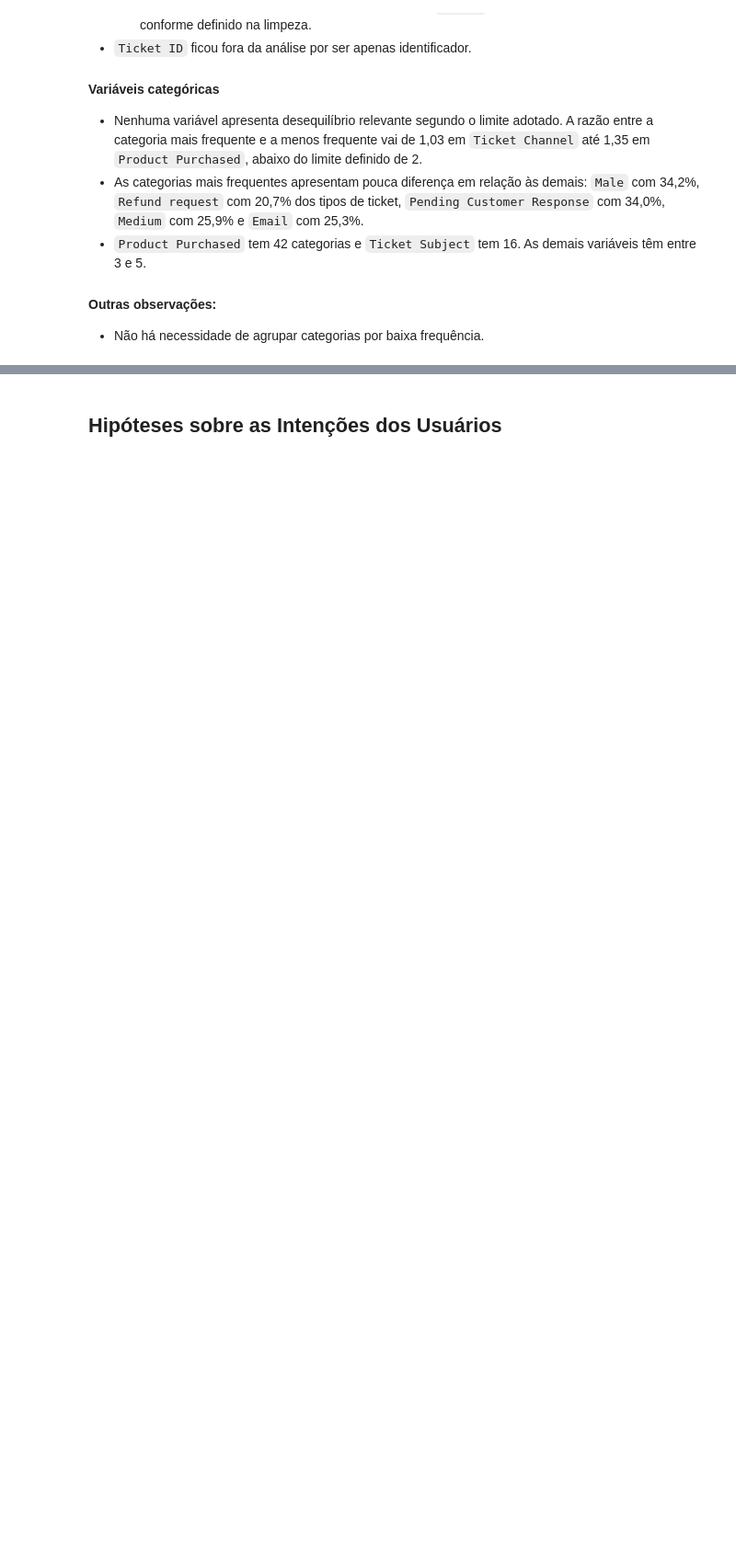
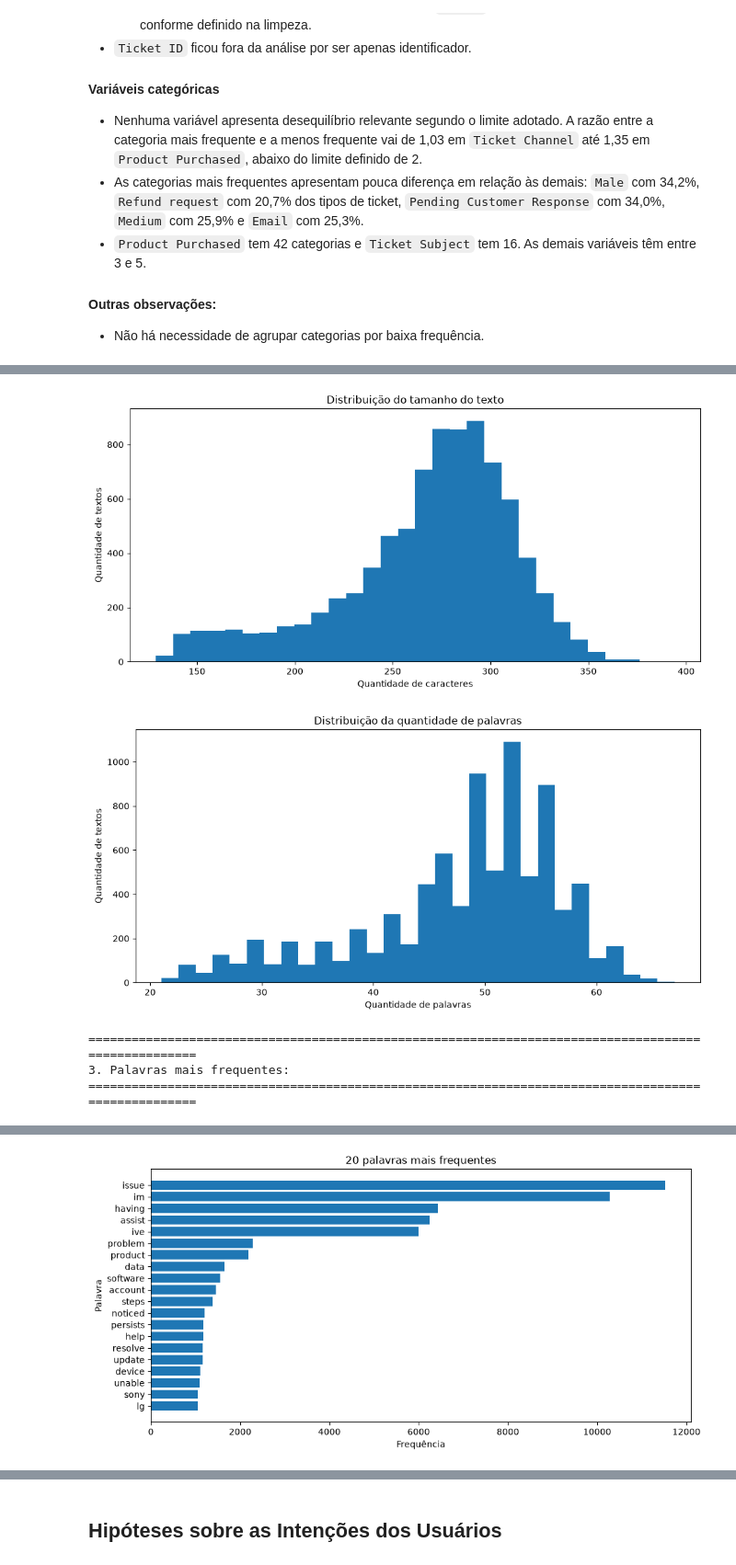
Before and after one commit to Phoenix7290/Caua-Guilherme-Gustavo-Marcos, a Jupyter notebook: eda/eda.ipynb, the cells around one changed output, grey strips where cells are left out. Shown at 92% size. Cells and saved outputs as stored; diff of their text form; code cells hidden in the pictures; blank space fills up the shorter version.

Commit message:
Analise univariada dados textuais

```diff
--- a/eda/eda.ipynb
+++ b/eda/eda.ipynb
@@ -1343,0 +1399,64 @@ Name: count, dtype: int64
+# %%
+print_formatado("1. Estatísticas tamanho do texto e quantidade palavras:")
+
+print("\nTamanho do texto:")
+print(df["tamanho_frase"].describe())
+
+print("\nQuantidade de palavras:")
+print(df["qtd_palavras"].describe())
+
+print_formatado("2. Distribuição tamanho do texto e quantidade de palavras:")
+
+plt.figure(figsize=(10, 5))
+
+plt.hist(df["tamanho_frase"], bins=30)
+
+plt.title("Distribuição do tamanho do texto")
+plt.xlabel("Quantidade de caracteres")
+plt.ylabel("Quantidade de textos")
+plt.tight_layout()
+plt.show()
+
+plt.figure(figsize=(10, 5))
+
+plt.hist(df["qtd_palavras"], bins=30)
+
+plt.title("Distribuição da quantidade de palavras")
+plt.xlabel("Quantidade de palavras")
+plt.ylabel("Quantidade de textos")
+plt.tight_layout()
+plt.show()
+
+print_formatado("3. Palavras mais frequentes:")
+
+frequencia_palavras = X_vetorizado.sum(axis=0).A1
+
+df_frequencia_palavras = pd.DataFrame({
+    "palavra": vocabulario,
+    "frequencia": frequencia_palavras
+})
+
+df_frequencia_palavras = (
+    df_frequencia_palavras
+    .sort_values("frequencia", ascending=False)
+    .head(20)
+)
+
+display(df_frequencia_palavras)
+
+
+plt.figure(figsize=(10, 5))
+
+dados_plot = df_frequencia_palavras.sort_values("frequencia")
+
+plt.barh(
+    dados_plot["palavra"],
+    dados_plot["frequencia"]
+)
+
+plt.title("20 palavras mais frequentes")
+plt.xlabel("Frequência")
+plt.ylabel("Palavra")
+plt.tight_layout()
+plt.show()
+# %% [output]
@@ -1343,0 +1480,5 @@ Name: count, dtype: int64
+[figure, added]
+[figure, added]
+====================================================================================================
+3. Palavras mais frequentes:
+====================================================================================================
@@ -1343,0 +1502 @@ Name: count, dtype: int64
+[figure, added]
```
Also changed, not shown: parts of 5 cells of this notebook.
